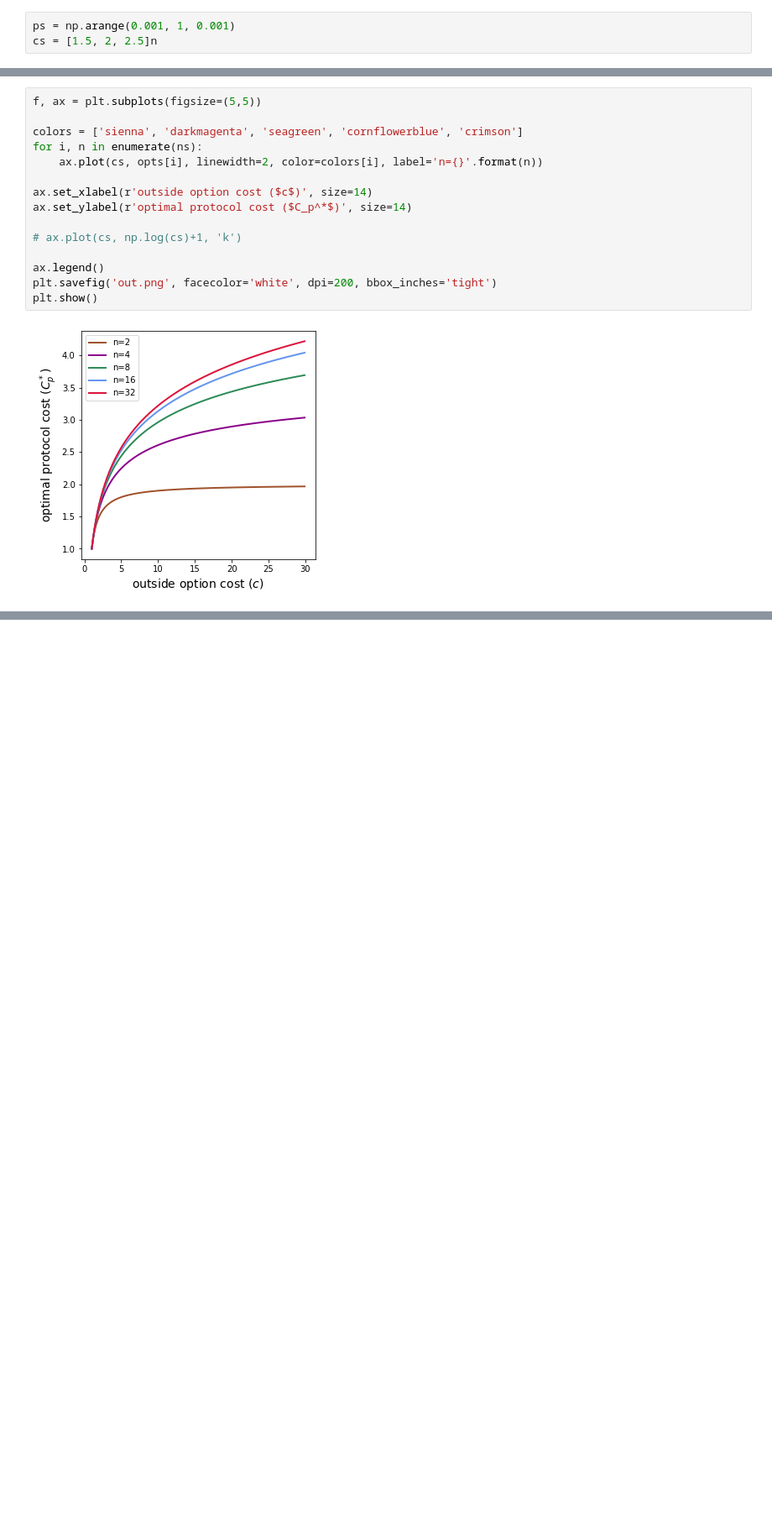
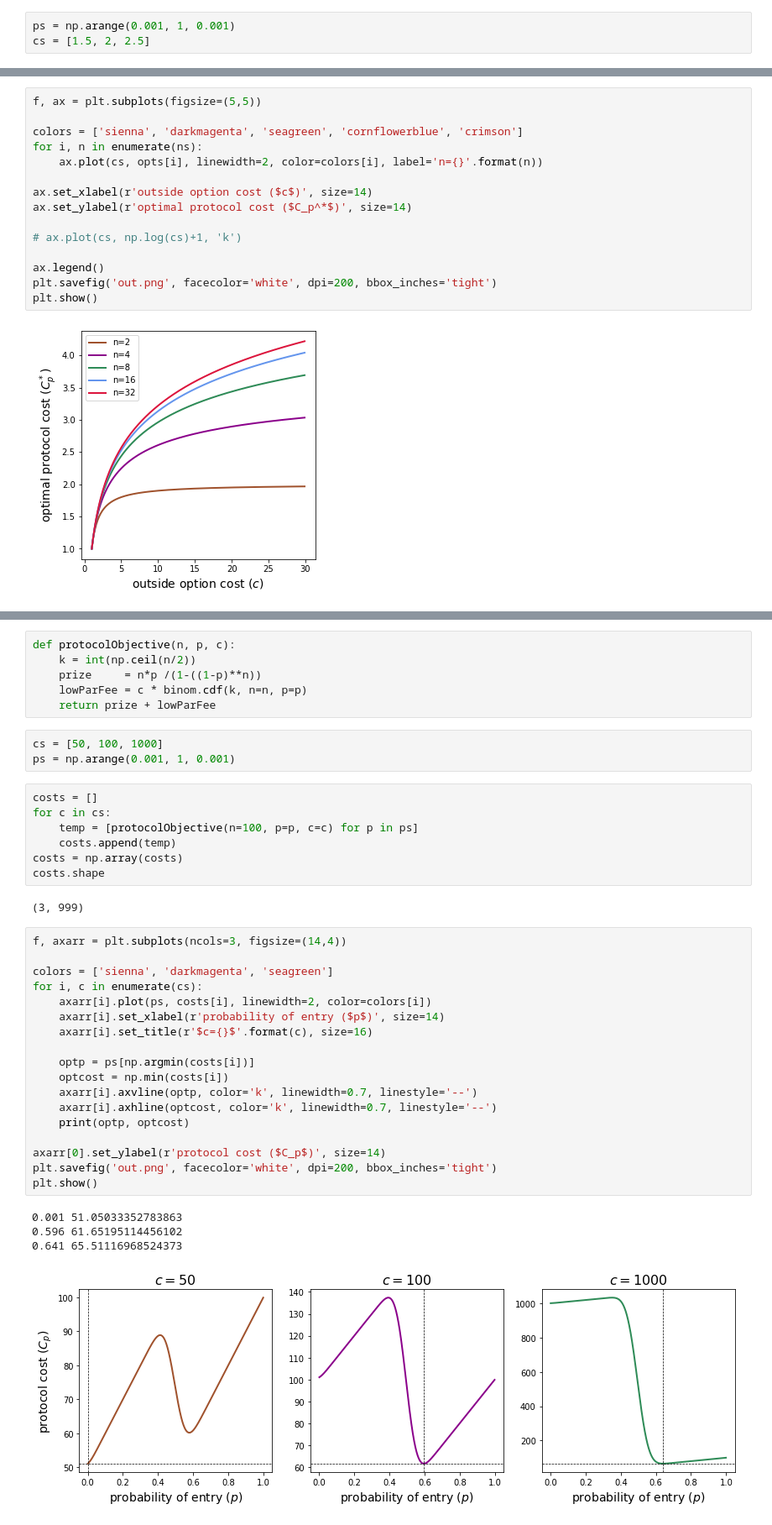
Before and after one commit to michaelneuder/continued-participation, a Jupyter notebook: copar.ipynb, the cells around one changed output, grey strips where cells are left out. Shown: that part at 84% size. Drawn from its saved outputs; the diff is of its cells as text; blank space fills up the shorter version.

```diff
--- a/copar.ipynb
+++ b/copar.ipynb
@@ -103,7 +103,7 @@ def calcPstar(n, c):
     return 1-(c**(-1/(n-1)))
 # %%
 ps = np.arange(0.001, 1, 0.001)
-cs = [1.5, 2, 2.5]n
+cs = [1.5, 2, 2.5]
 # %%
 us = []
 for c in cs:
@@ -184,0 +187,41 @@ plt.show()
+# %%
+def protocolObjective(n, p, c):
+    k = int(np.ceil(n/2))
+    prize     = n*p /(1-((1-p)**n))
+    lowParFee = c * binom.cdf(k, n=n, p=p)
+    return prize + lowParFee
+# %%
+cs = [50, 100, 1000]
+ps = np.arange(0.001, 1, 0.001)
+# %%
+costs = []
+for c in cs:
+    temp = [protocolObjective(n=100, p=p, c=c) for p in ps]
+    costs.append(temp)
+costs = np.array(costs)
+costs.shape
+# %% [output]
+(3, 999)
+# %%
+f, axarr = plt.subplots(ncols=3, figsize=(14,4))
+
+colors = ['sienna', 'darkmagenta', 'seagreen']
+for i, c in enumerate(cs):
+    axarr[i].plot(ps, costs[i], linewidth=2, color=colors[i])
+    axarr[i].set_xlabel(r'probability of entry ($p$)', size=14)
+    axarr[i].set_title(r'$c={}$'.format(c), size=16)
+
+    optp = ps[np.argmin(costs[i])]
+    optcost = np.min(costs[i])
+    axarr[i].axvline(optp, color='k', linewidth=0.7, linestyle='--')
+    axarr[i].axhline(optcost, color='k', linewidth=0.7, linestyle='--')
+    print(optp, optcost)
+
+axarr[0].set_ylabel(r'protocol cost ($C_p$)', size=14)
+plt.savefig('out.png', facecolor='white', dpi=200, bbox_inches='tight')
+plt.show()
+# %% [output]
+0.001 51.05033352783863
+0.596 61.65195114456102
+0.641 65.51116968524373
+[figure, added]
```
Also changed, not shown: parts of 22 cells of this notebook, 1 other file.
